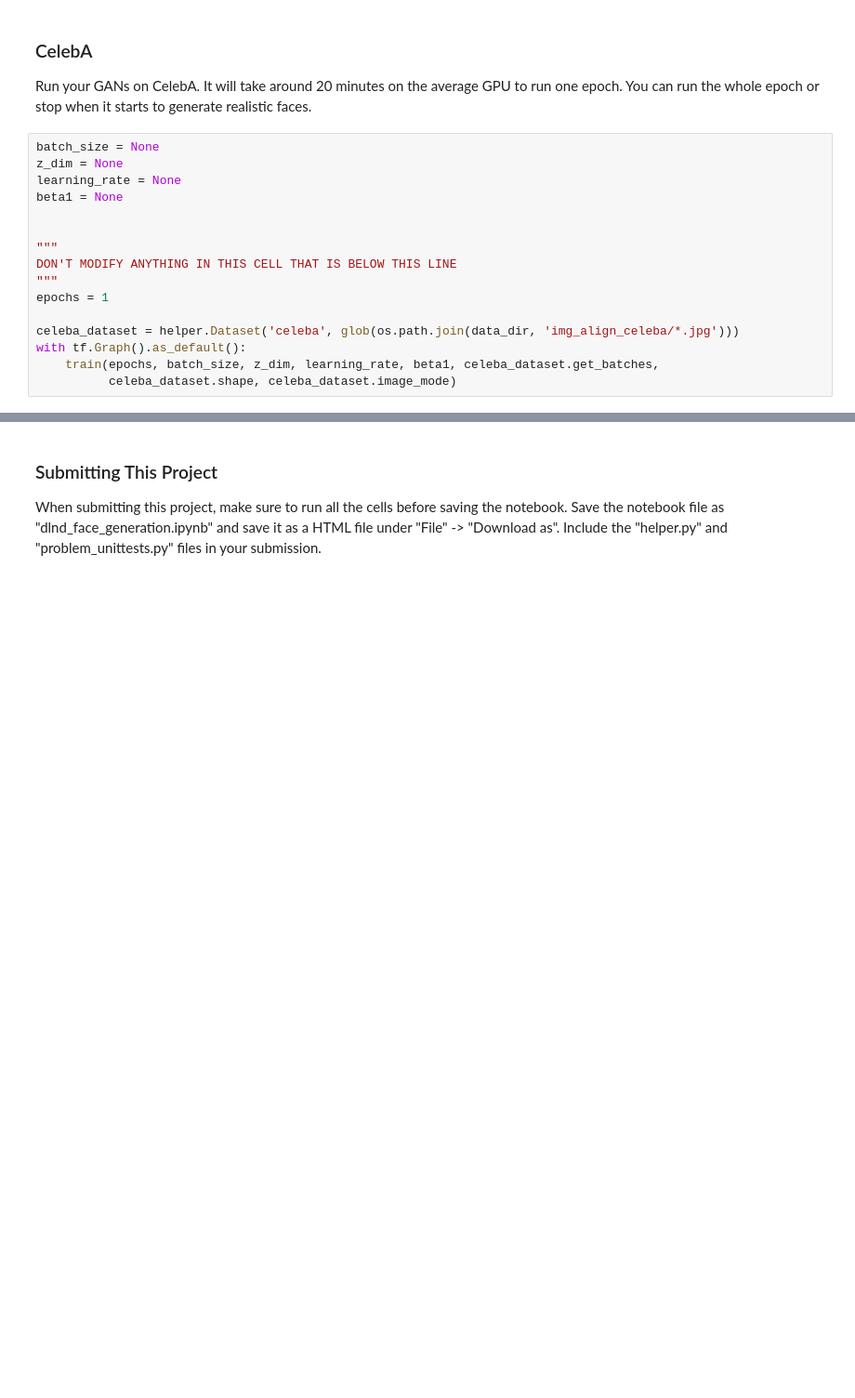
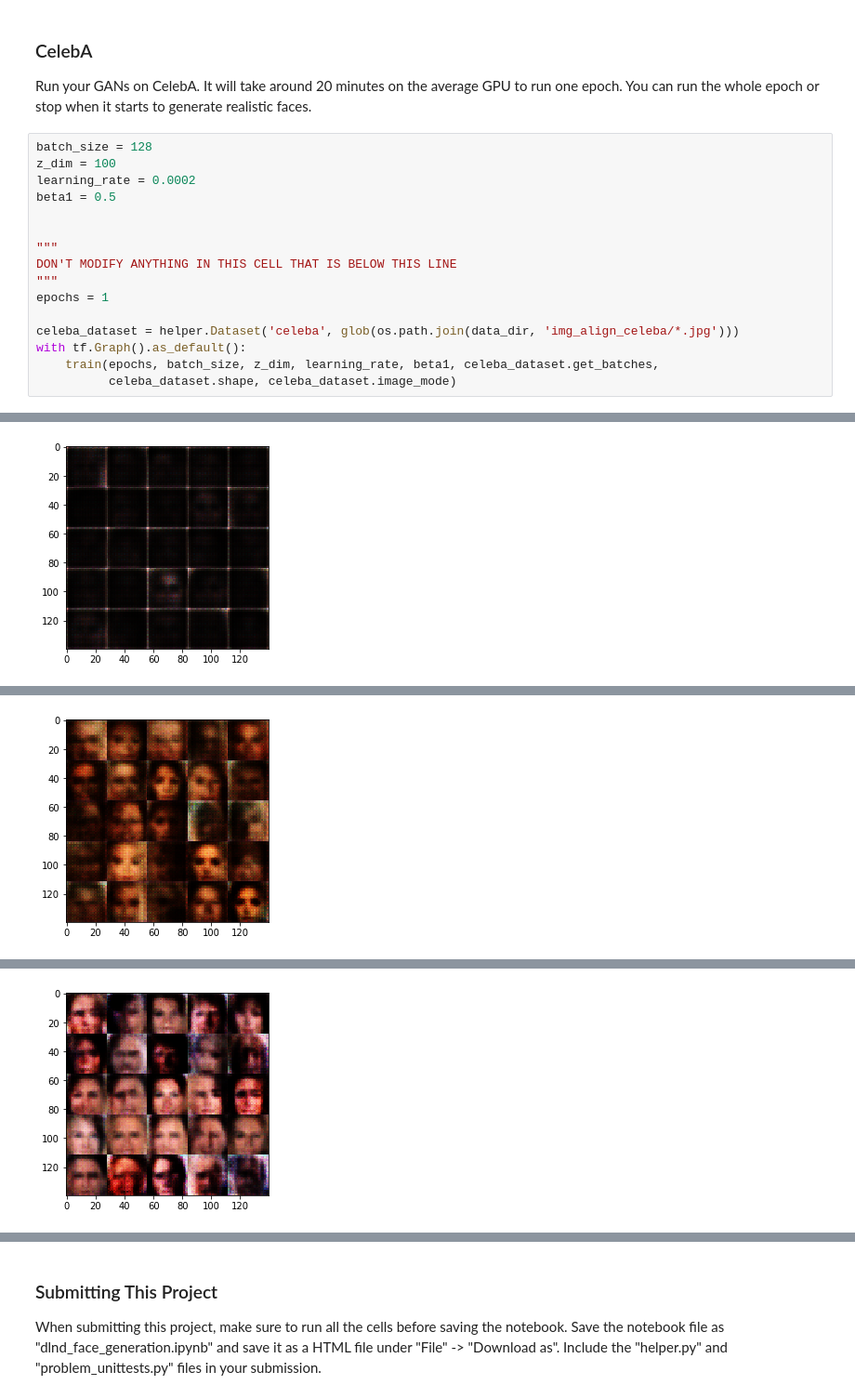
Before and after one commit to nehal96/Face-Generation-DCGAN, a Jupyter notebook: dlnd_face_generation.ipynb, the cells around one changed output, grey strips where cells are left out. Shown at 93% size. Cells and saved outputs as stored; diff of their text form; blank space fills up the shorter version.

```diff
--- a/dlnd_face_generation.ipynb
+++ b/dlnd_face_generation.ipynb
@@ -409,10 +470,10 @@ IndexError: list index out of range
 ### CelebA
 Run your GANs on CelebA.  It will take around 20 minutes on the average GPU to run one epoch.  You can run the whole epoch or stop when it starts to generate realistic faces.
 # %%
-batch_size = None
-z_dim = None
-learning_rate = None
-beta1 = None
+batch_size = 128
+z_dim = 100
+learning_rate = 0.0002
+beta1 = 0.5
 
 
 """
@@ -424,3 +485,4 @@ celeba_dataset = helper.Dataset('celeba', glob(os.path.join(data_dir, 'img_align
 with tf.Graph().as_default():
     train(epochs, batch_size, z_dim, learning_rate, beta1, celeba_dataset.get_batches,
           celeba_dataset.shape, celeba_dataset.image_mode)
+# %% [output]
@@ -426,0 +499 @@ with tf.Graph().as_default():
+[figure, added]
@@ -426,0 +510 @@ with tf.Graph().as_default():
+[figure, added]
@@ -426,0 +521 @@ with tf.Graph().as_default():
+[figure, added]
```
Also changed, not shown: parts of 6 cells of this notebook, 4 other files.
